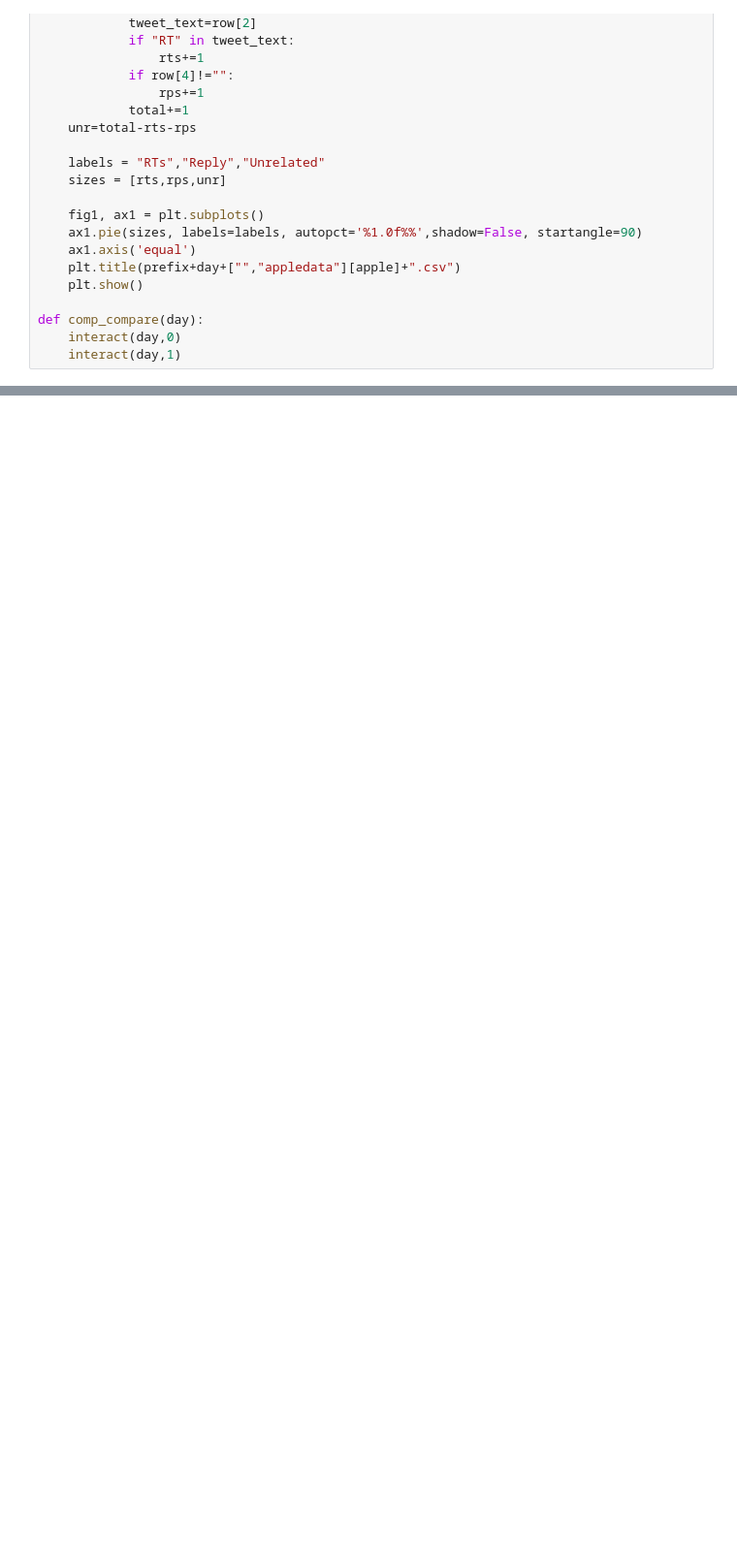
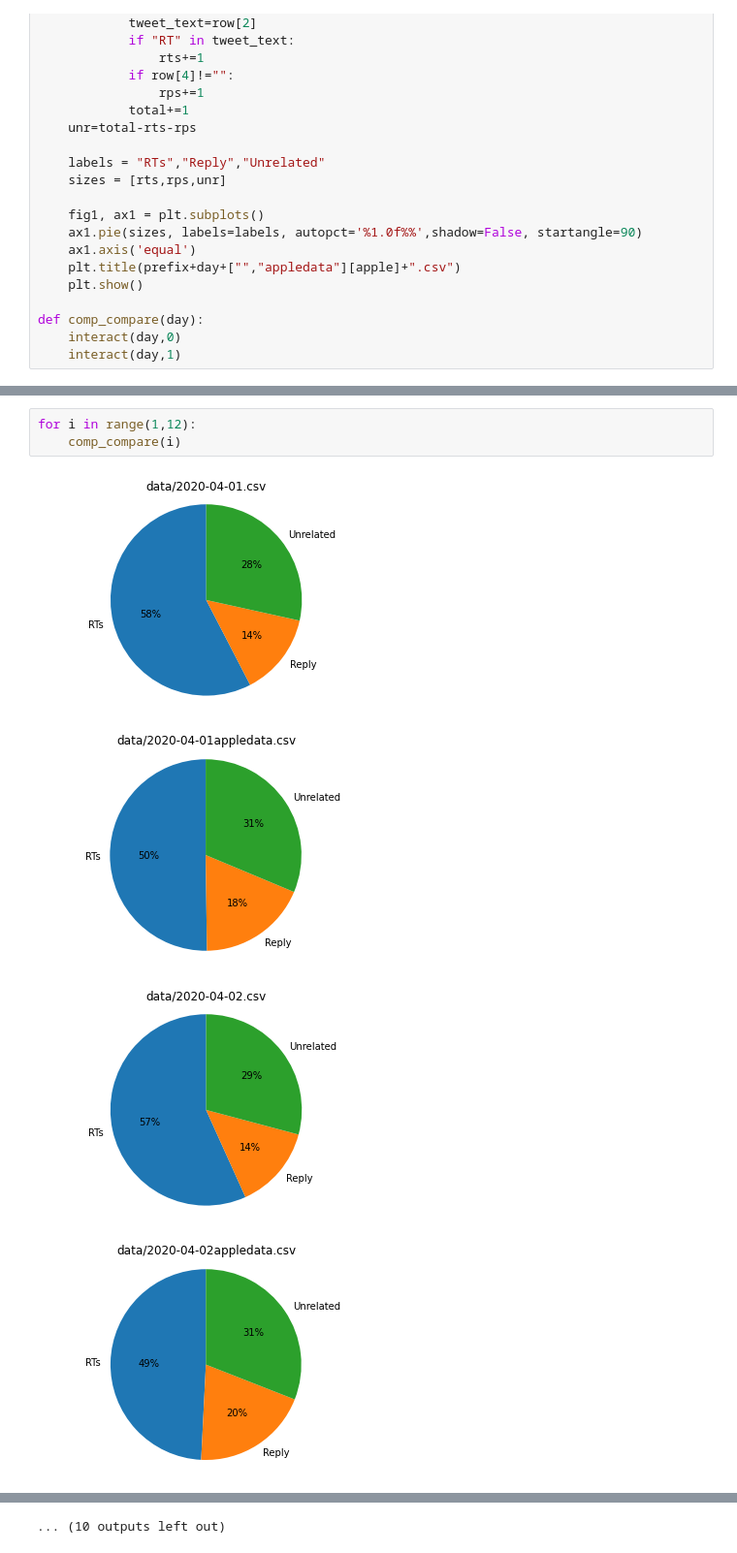
Before and after one commit to yukimuon/wadan, a Jupyter notebook: process_Inday.ipynb, the cells around one changed output, grey strips where cells are left out. Shown at 97% size. Saved outputs shown, nothing was run; the diff lists cells and outputs as text; blank space fills up the shorter version.

```diff
--- a/process_Inday.ipynb
+++ b/process_Inday.ipynb
@@ -187,0 +280,8 @@ comp_compare(2)
+# %%
+for i in range(1,12):
+    comp_compare(i)
+# %% [output]
+[figure, added]
+[figure, added]
+[figure, added]
+[figure, added]
@@ -187,0 +296 @@ comp_compare(2)
+... (10 outputs left out)
```
Also changed, not shown: parts of 19 cells of this notebook, 8 other files.
